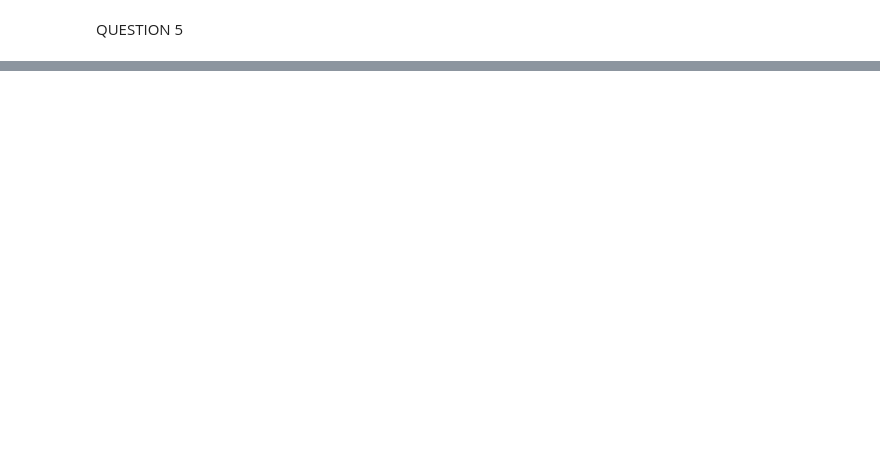
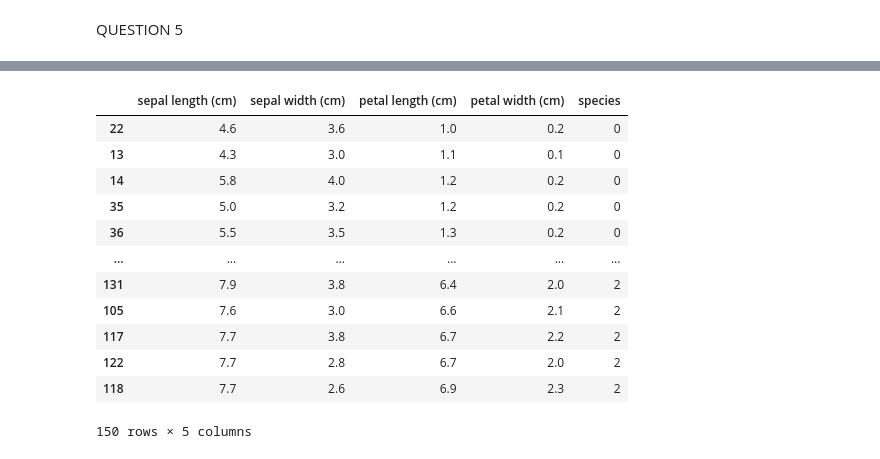
Before and after one commit to MatthewHealy02/AI-Programming-Assessments, a Jupyter notebook: AI Prog CA 1.ipynb, the cells around one changed output, grey strips where cells are left out. Cells and saved outputs as stored; diff of their text form; code cells hidden in the pictures; blank space fills up the shorter version.

```diff
--- a/AI Prog CA 1.ipynb
+++ b/AI Prog CA 1.ipynb
@@ -210,9 +447,25 @@ unique
 # %%
 def sort_df(df, row, ascending_TF):
     df = df.sort_values(by = f'{row}', ascending = bool(f'{ascending_TF}'))
     return df
 
-print(sort_df(df_iris, 'species', True)
+df_sorted = sort_df(df_iris, 'petal length (cm)', True)
+
+df_sorted
+# %% [output]
+|  | sepal length (cm) | sepal width (cm) | petal length (cm) | petal width (cm) | species |
+| 22 | 4.6 | 3.6 | 1.0 | 0.2 | 0 |
+| 13 | 4.3 | 3.0 | 1.1 | 0.1 | 0 |
+| 14 | 5.8 | 4.0 | 1.2 | 0.2 | 0 |
+| 35 | 5.0 | 3.2 | 1.2 | 0.2 | 0 |
+| 36 | 5.5 | 3.5 | 1.3 | 0.2 | 0 |
+| ... | ... | ... | ... | ... | ... |
+| 131 | 7.9 | 3.8 | 6.4 | 2.0 | 2 |
+| 105 | 7.6 | 3.0 | 6.6 | 2.1 | 2 |
+| 117 | 7.7 | 3.8 | 6.7 | 2.2 | 2 |
+| 122 | 7.7 | 2.8 | 6.7 | 2.0 | 2 |
+| 118 | 7.7 | 2.6 | 6.9 | 2.3 | 2 |
+150 rows × 5 columns
 # %%
 # data visualisation
 # %%
```
Also changed, not shown: parts of 33 cells of this notebook.
